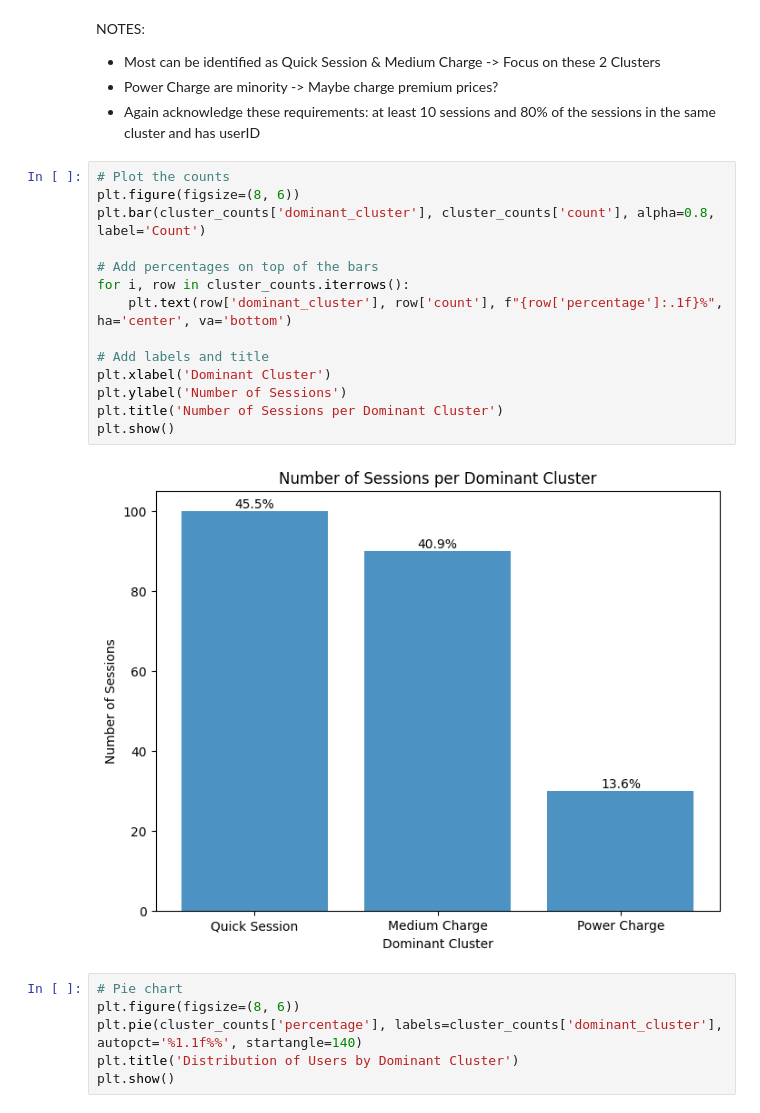
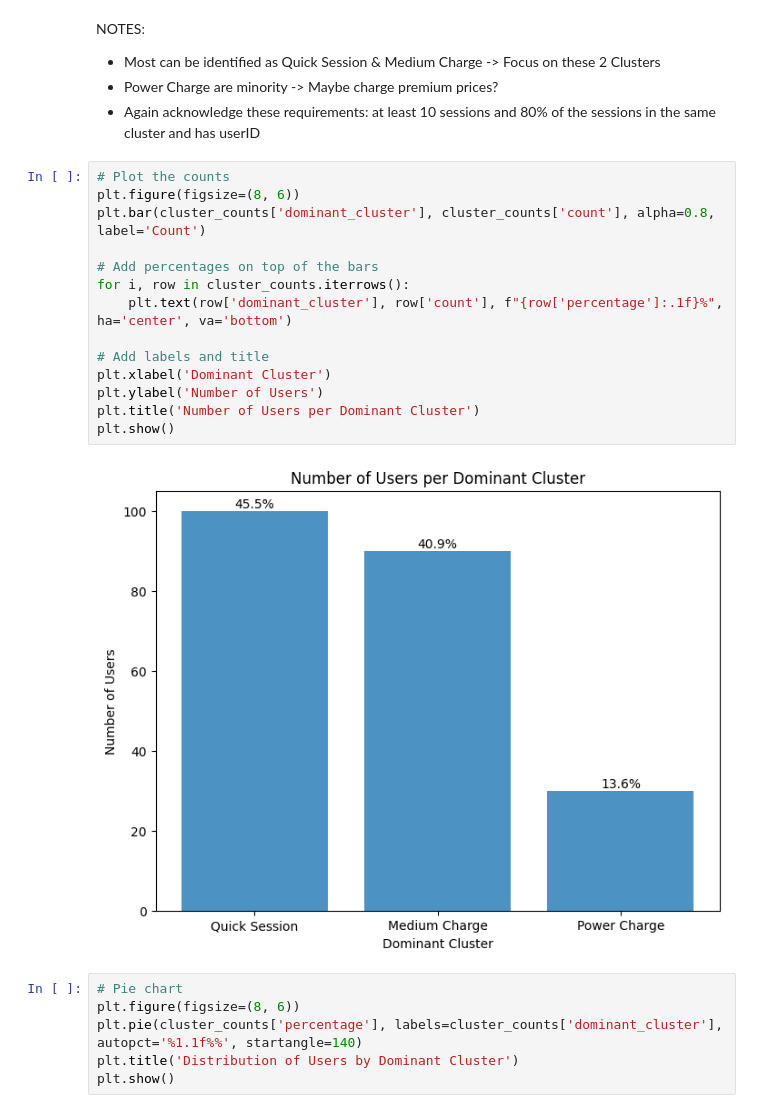
Before and after one commit to Amocon/A-Team_AA-Team-Assignment_2024, a Jupyter notebook: aa_team_assignment/clustering_analysis2.ipynb, the cells around one changed output. Cells and saved outputs as stored; diff of their text form.

```diff
--- a/aa_team_assignment/clustering_analysis2.ipynb
+++ b/aa_team_assignment/clustering_analysis2.ipynb
@@ -488,19 +513,19 @@ NOTES:
 # %%
 # Plot the counts
 plt.figure(figsize=(8, 6))
 plt.bar(cluster_counts['dominant_cluster'], cluster_counts['count'], alpha=0.8, label='Count')
 
 # Add percentages on top of the bars
 for i, row in cluster_counts.iterrows():
     plt.text(row['dominant_cluster'], row['count'], f"{row['percentage']:.1f}%", ha='center', va='bottom')
 
 # Add labels and title
 plt.xlabel('Dominant Cluster')
-plt.ylabel('Number of Sessions')
-plt.title('Number of Sessions per Dominant Cluster')
+plt.ylabel('Number of Users')
+plt.title('Number of Users per Dominant Cluster')
 plt.show()
 # %% [output]
-[figure, old version]
+[figure, new version]
 # %%
 # Pie chart
 plt.figure(figsize=(8, 6))
```
Also changed, not shown: parts of 9 cells of this notebook.
